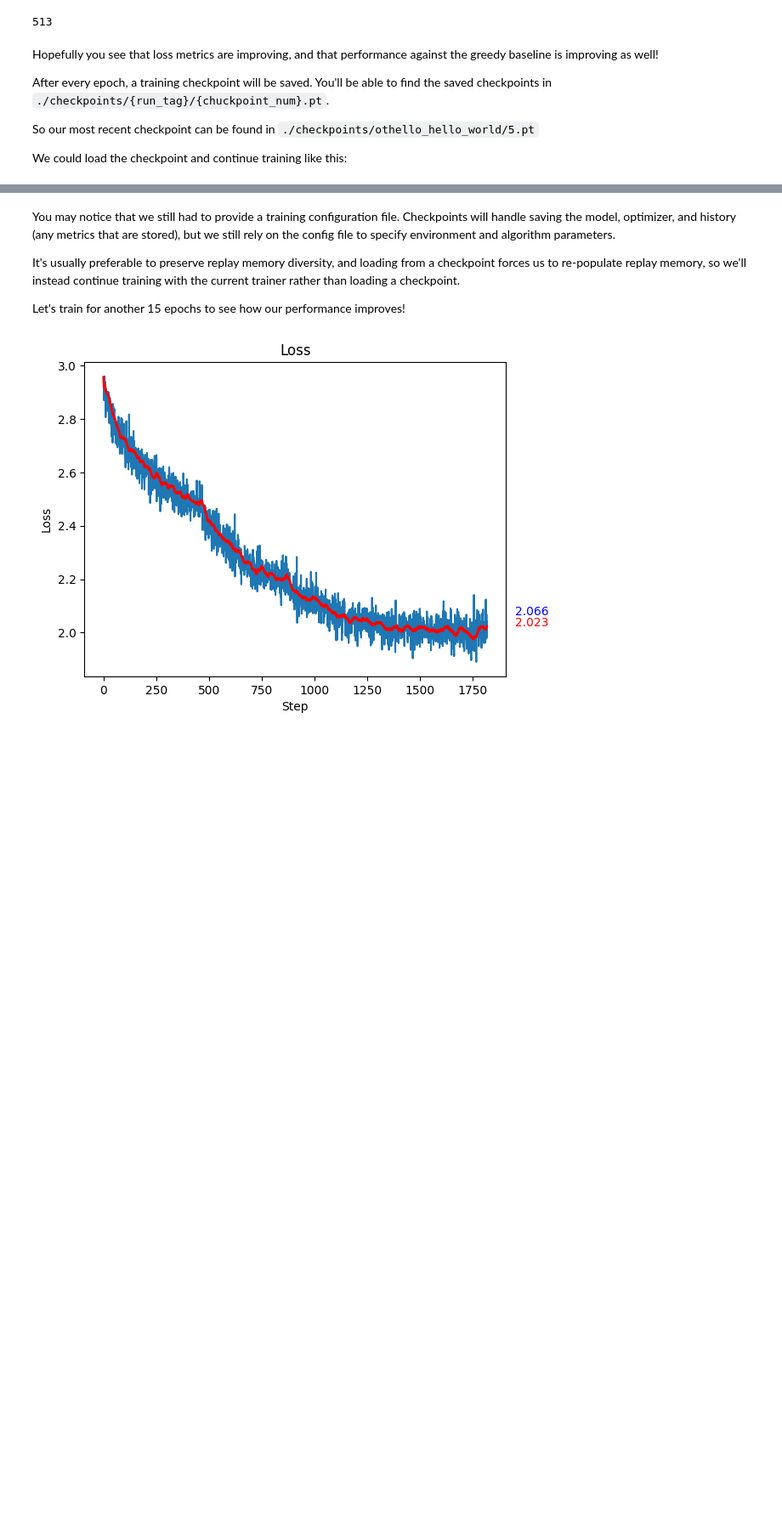
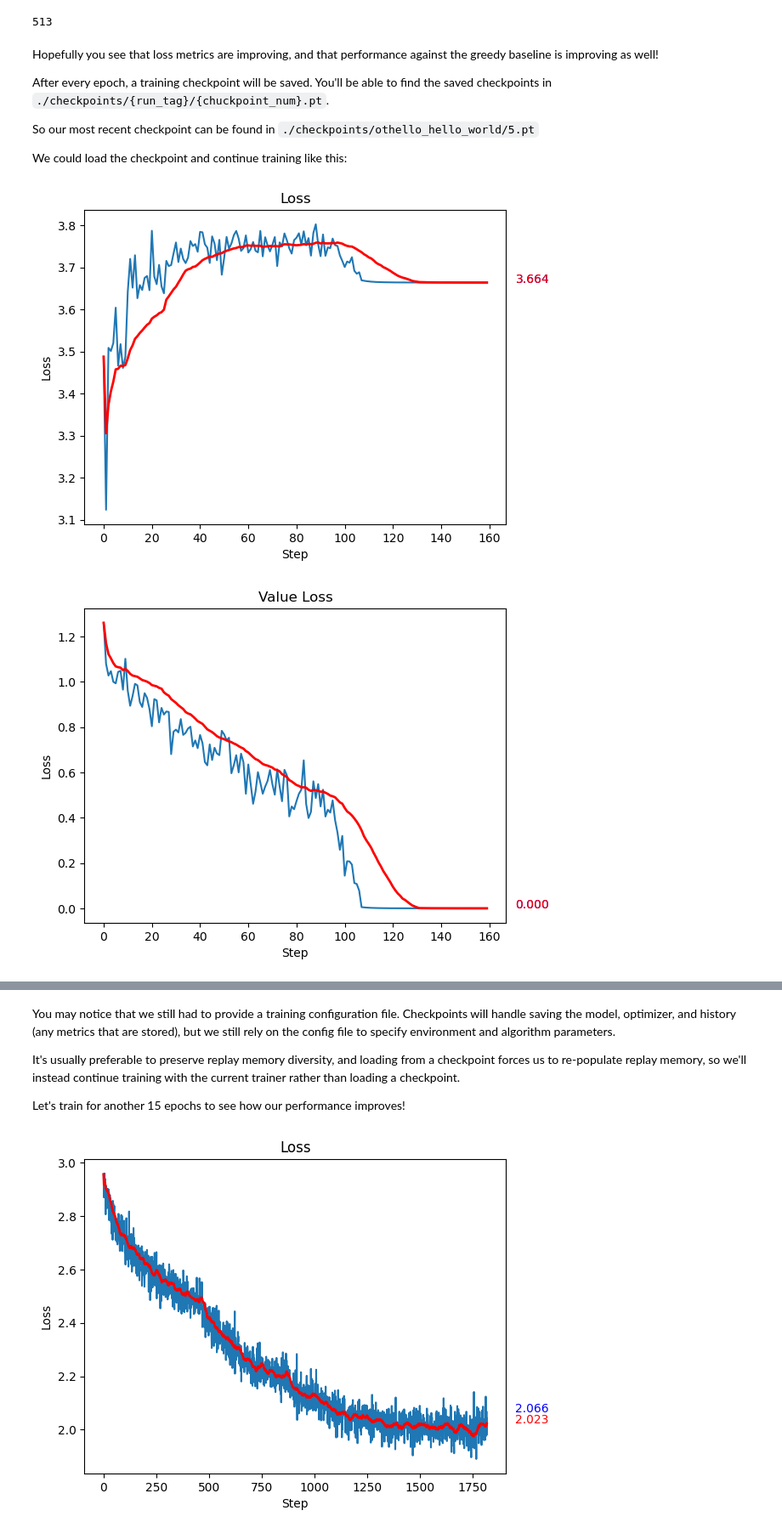
Before and after one commit to ivantor0/turbozero_torch_durak, a Jupyter notebook: notebooks/hello_world.ipynb, the cells around one changed output, grey strips where cells are left out. Shown at 85% size. Cells and saved outputs as stored; diff of their text form; code cells hidden in the pictures; blank space fills up the shorter version.

```diff
--- a/notebooks/hello_world.ipynb
+++ b/notebooks/hello_world.ipynb
@@ -273,3 +273,8 @@ trainer_fixed.training_loop(epochs=5)
 #     verbose_logging=False,
 #     checkpoint = './checkpoints/othello_hello_world/5.pt'
 # ) you probably don't want to run this
+# %%
+trainer.training_loop(epochs=10)
+# %% [output]
+[figure, added]
+[figure, added]
```
Also changed, not shown: parts of 7 cells of this notebook, 1 other file.
